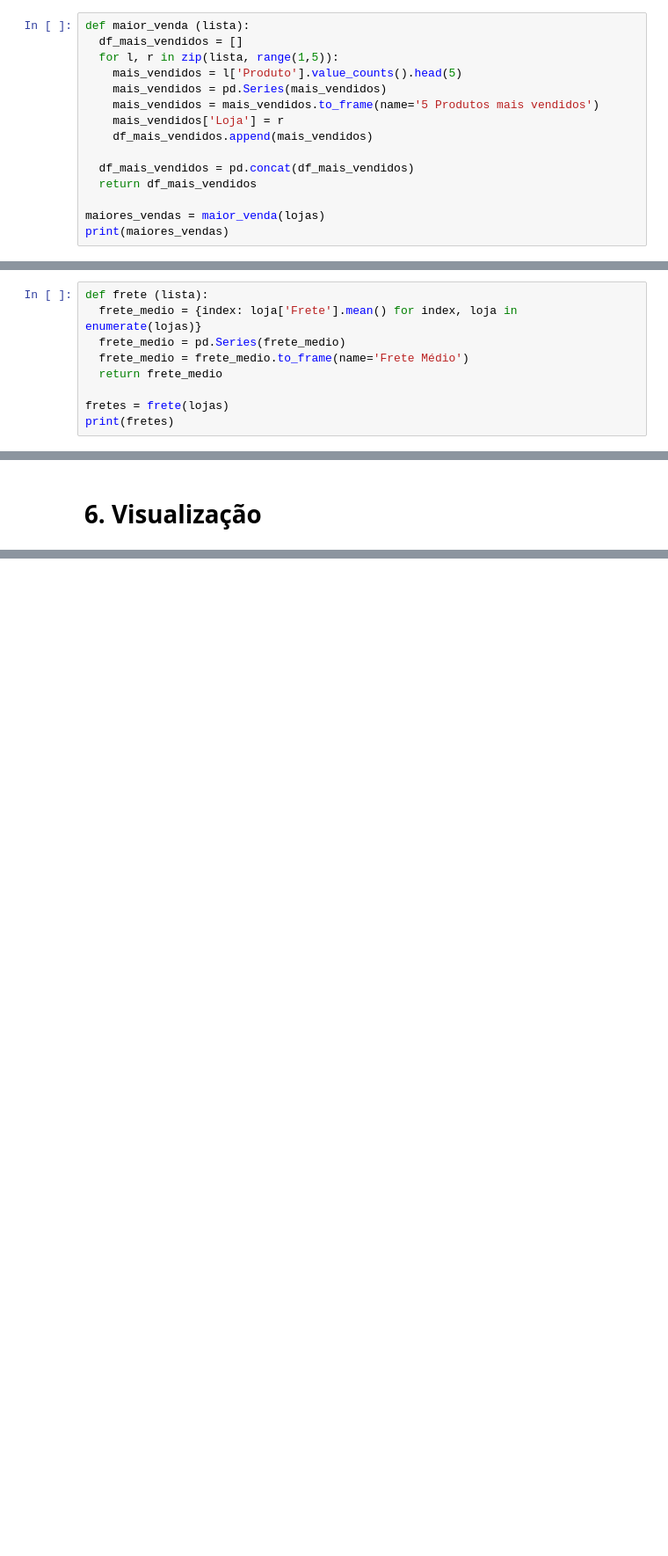
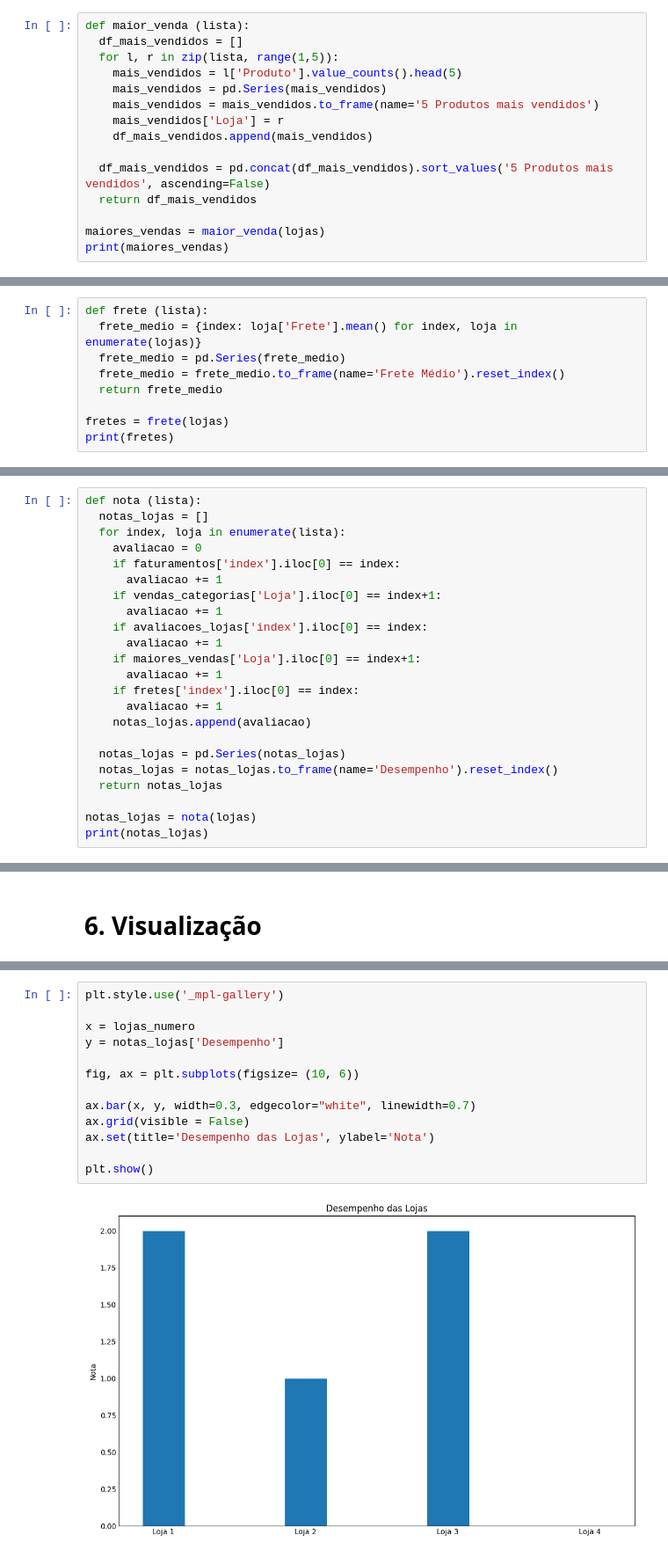
Before and after one commit to GuilhermeFernandez/AluraStore, a Jupyter notebook: AluraStoreBrasil.ipynb, the cells around one changed output, grey strips where cells are left out. Shown at 88% size. Saved outputs shown, nothing was run; the diff lists cells and outputs as text; blank space fills up the shorter version.

```diff
--- a/AluraStoreBrasil.ipynb
+++ b/AluraStoreBrasil.ipynb
@@ -108,7 +110,7 @@ def maior_venda (lista):
     mais_vendidos['Loja'] = r
     df_mais_vendidos.append(mais_vendidos)
 
-  df_mais_vendidos = pd.concat(df_mais_vendidos)
+  df_mais_vendidos = pd.concat(df_mais_vendidos).sort_values('5 Produtos mais vendidos', ascending=False)
   return df_mais_vendidos
 
 maiores_vendas = maior_venda(lojas)
@@ -170,7 +172,7 @@ Guitarra                                           33     4
 def frete (lista):
   frete_medio = {index: loja['Frete'].mean() for index, loja in enumerate(lojas)}
   frete_medio = pd.Series(frete_medio)
-  frete_medio = frete_medio.to_frame(name='Frete Médio')
+  frete_medio = frete_medio.to_frame(name='Frete Médio').reset_index()
   return frete_medio
 
 fretes = frete(lojas)
@@ -183,0 +188,23 @@ print(fretes)
+# %%
+def nota (lista):
+  notas_lojas = []
+  for index, loja in enumerate(lista):
+    avaliacao = 0
+    if faturamentos['index'].iloc[0] == index:
+      avaliacao += 1
+    if vendas_categorias['Loja'].iloc[0] == index+1:
+      avaliacao += 1
+    if avaliacoes_lojas['index'].iloc[0] == index:
+      avaliacao += 1
+    if maiores_vendas['Loja'].iloc[0] == index+1:
+      avaliacao += 1
+    if fretes['index'].iloc[0] == index:
+      avaliacao += 1
+    notas_lojas.append(avaliacao)
+
+  notas_lojas = pd.Series(notas_lojas)
+  notas_lojas = notas_lojas.to_frame(name='Desempenho').reset_index()
+  return notas_lojas
+
+notas_lojas = nota(lojas)
+print(notas_lojas)
@@ -283,0 +323,15 @@ plt.show()
+# %%
+plt.style.use('_mpl-gallery')
+
+x = lojas_numero
+y = notas_lojas['Desempenho']
+
+fig, ax = plt.subplots(figsize= (10, 6))
+
+ax.bar(x, y, width=0.3, edgecolor="white", linewidth=0.7)
+ax.grid(visible = False)
+ax.set(title='Desempenho das Lojas', ylabel='Nota')
+
+plt.show()
+# %% [output]
+[figure, added]
```
Also changed, not shown: parts of 13 cells of this notebook.
